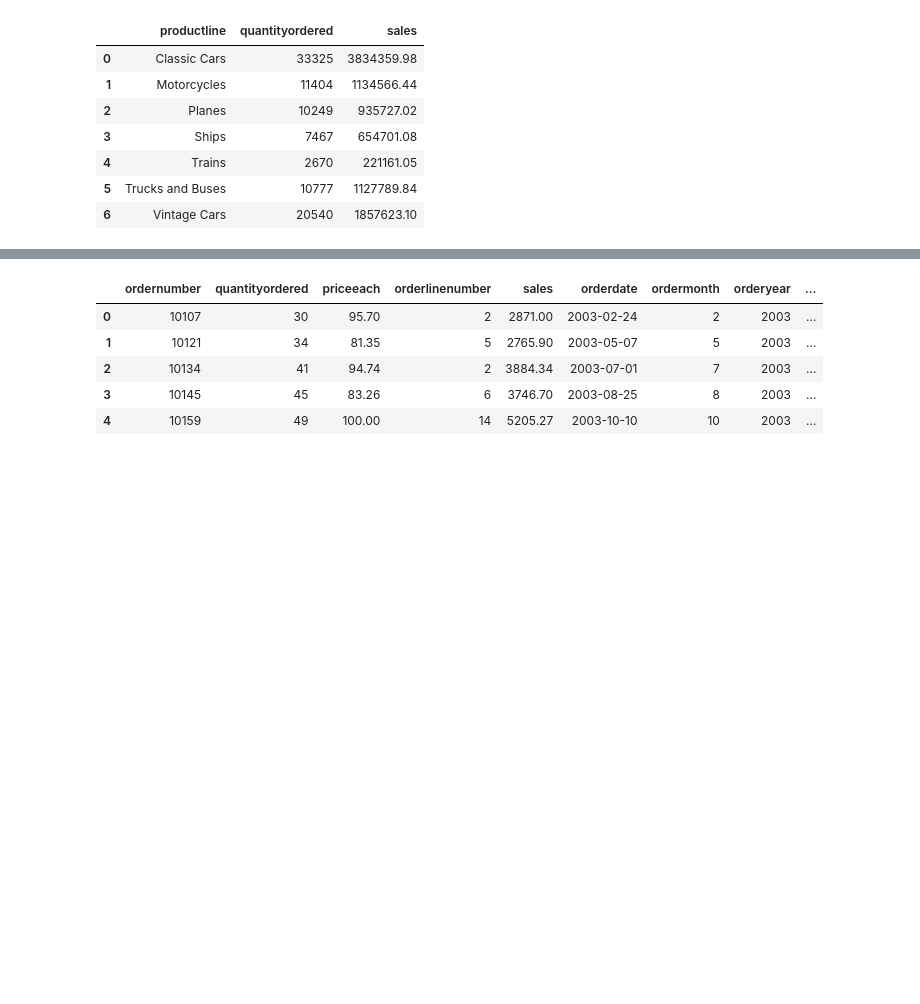
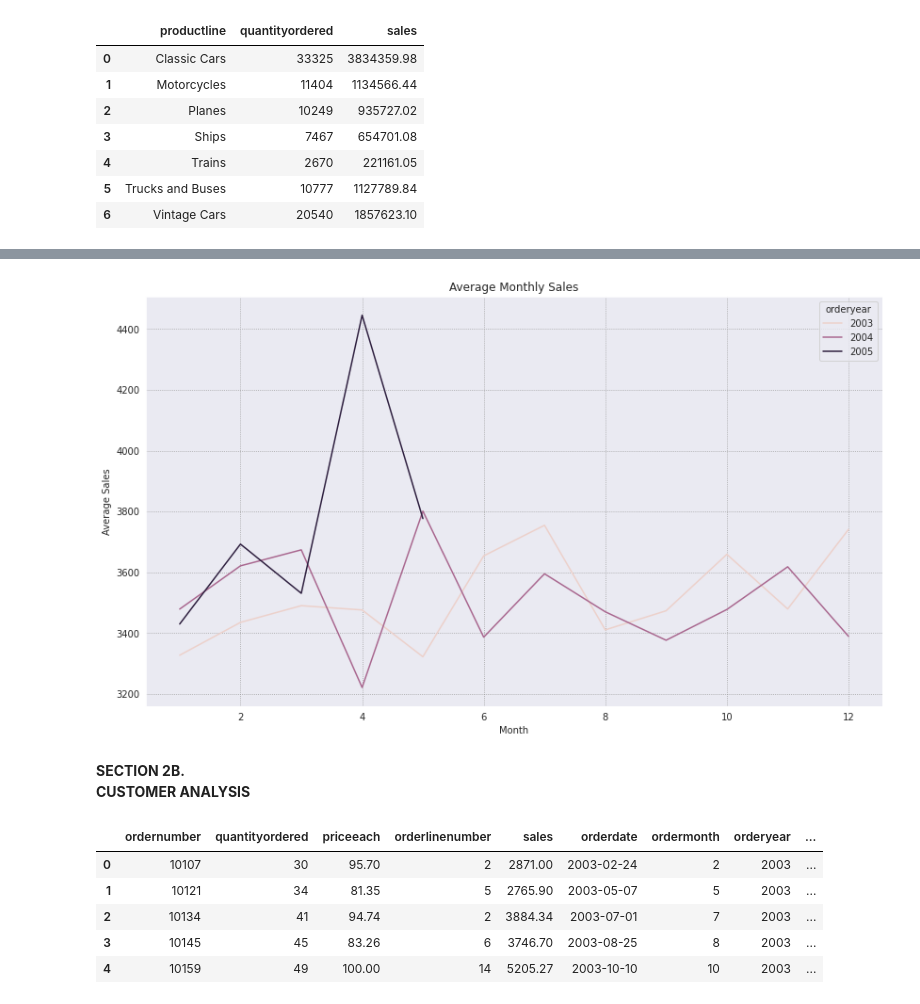
Before and after one commit to NUELBUNDI/PDS_PROJECT, a Jupyter notebook: PDS_PROJECT.ipynb, the cells around one changed output, grey strips where cells are left out. Cells and saved outputs as stored; diff of their text form; code cells hidden in the pictures; blank space fills up the shorter version.

```diff
--- a/PDS_PROJECT.ipynb
+++ b/PDS_PROJECT.ipynb
@@ -277,17 +425,0 @@ year_sales
-# %%
-# Sales Trend Per Month
-sales_trend=df.groupby(['ordermonth','orderyear']).agg({'sales':np.sum})
-sales_trend=sales_trend.reset_index()
-sales_trend.columns=['month','year','sale']
-
-
-# plt.style.use('fivethirtyeight')
-sns.set_style('darkgrid')
-plt.figure(figsize=(15,8))
-lp=sns.lineplot('month','sale',hue='year',data=sales_trend,palette=["r",'g','b'])
-lp.legend(loc='upper right')
-plt.title('Monthly Sales',fontsize=20)
-plt.xlabel('Month')
-plt.ticklabel_format(style='plain')
-plt.ylabel('Sales')
-plt.show()
@@ -312,0 +518,6 @@ sns.barplot(x='month',y='sale',data=salesgrowth,ax=ax1,hue='year')
+# %%
+# Average Sales Each Month.
+
+
+average_sales_per_month=df.groupby(['orderyear','ordermonth']).agg({'sales':np.mean}).reset_index()
+average_sales_per_month
@@ -312,0 +542,10 @@ sns.barplot(x='month',y='sale',data=salesgrowth,ax=ax1,hue='year')
+# %%
+plt.figure(figsize=(14,8))
+sns.set_style("darkgrid", {"grid.color": ".6", "grid.linestyle": ":"})
+sns.lineplot(x='ordermonth',y='sales',data=average_sales_per_month,hue='orderyear')
+plt.title('Average Monthly Sales')
+plt.xlabel('Month')
+plt.ylabel('Average Sales')
+plt.show()
+# %% [output]
+[figure, added]
@@ -312,0 +554,3 @@ sns.barplot(x='month',y='sale',data=salesgrowth,ax=ax1,hue='year')
+# %% [markdown]
+**SECTION 2B.
+CUSTOMER ANALYSIS**
```
Also changed, not shown: parts of 31 cells of this notebook.
